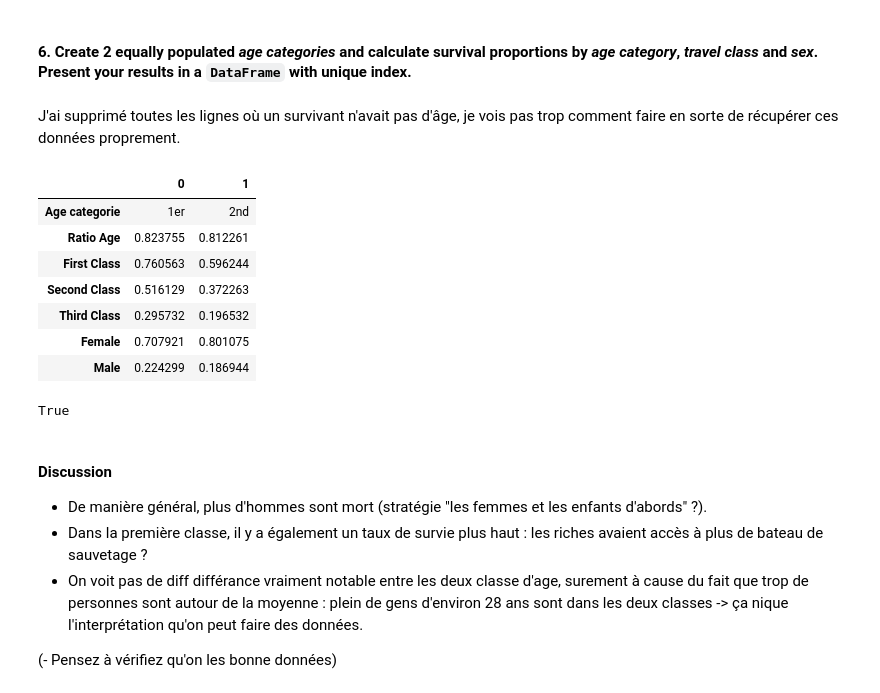
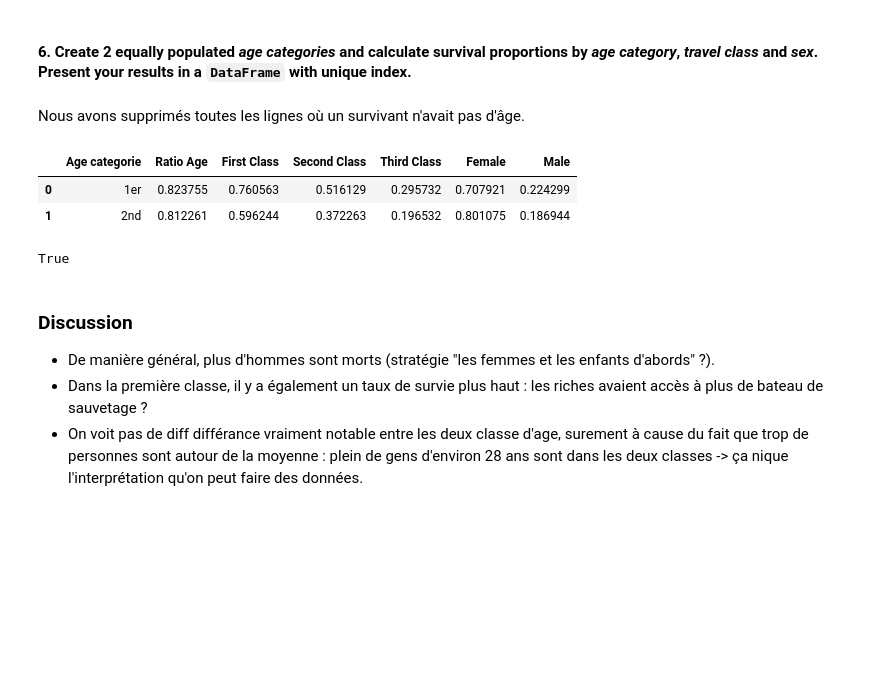
Before and after one commit to julied20/ada-2017, a Jupyter notebook: Homeworks/Homework01/Homework 1.ipynb, the cells around one changed output. Drawn from its saved outputs; the diff is of its cells as text; code cells hidden in the pictures; blank space fills up the shorter version.

```diff
--- a/Homeworks/Homework01/Homework 1.ipynb
+++ b/Homeworks/Homework01/Homework 1.ipynb
@@ -338,7 +327,7 @@ plt.show()
 # %% [markdown]
 #### 6. Create 2 equally populated *age categories* and calculate survival proportions by *age category*, *travel class* and *sex*. Present your results in a `DataFrame` with unique index.
 # %% [markdown]
-J'ai supprimé toutes les lignes où un survivant n'avait pas d'âge, je vois pas trop comment faire en sorte de récupérer ces données proprement.
+Nous avons supprimés toutes les lignes où un survivant n'avait pas d'âge.
 # %%
 def survivals_proportions(data):
 
@@ -374,36 +369,29 @@ ratioAge[1], ratioClass[1,:], ratioSex[1,:] = survivals_proportions(titanicDataC
 # %%
 # Datafram creation
 
 data = pd.DataFrame({'Age categorie':['1er','2nd'],
                      'Ratio Age':ratioAge,
                      'First Class':ratioClass[:,0],
                      'Second Class':ratioClass[:,1],
                      'Third Class':ratioClass[:,2],
                      'Female':ratioSex[:,0],
                      'Male':ratioSex[:,1]})
 
 # Data reorganization
 data = data[['Age categorie','Ratio Age','First Class','Second Class','Third Class','Female','Male']]
-data.T
+data
 # %% [output]
-|  | 0 | 1 |
-| Age categorie | 1er | 2nd |
-| Ratio Age | 0.823755 | 0.812261 |
-| First Class | 0.760563 | 0.596244 |
-| Second Class | 0.516129 | 0.372263 |
-| Third Class | 0.295732 | 0.196532 |
-| Female | 0.707921 | 0.801075 |
-| Male | 0.224299 | 0.186944 |
+|  | Age categorie | Ratio Age | First Class | Second Class | Third Class | Female | Male |
+| 0 | 1er | 0.823755 | 0.760563 | 0.516129 | 0.295732 | 0.707921 | 0.224299 |
+| 1 | 2nd | 0.812261 | 0.596244 | 0.372263 | 0.196532 | 0.801075 | 0.186944 |
 # %%
 # Is the index unique ?
 data.index.is_unique
 # %% [output]
 True
 # %% [markdown]
-#### Discussion
+### Discussion
 
-- De manière général, plus d'hommes sont mort (stratégie "les femmes et les enfants d'abords" ?).
+- De manière général, plus d'hommes sont morts (stratégie "les femmes et les enfants d'abords" ?).
 - Dans la première classe, il y a également un taux de survie plus haut : les riches avaient accès à plus de bateau de sauvetage ?
 - On voit pas de diff différance vraiment notable entre les deux classe d'age, surement à cause du fait que trop de personnes sont autour de la moyenne : plein de gens d'environ 28 ans sont dans les deux classes -> ça nique l'interprétation qu'on peut faire des données.
-
-(- Pensez à vérifiez qu'on les bonne données)
```
Also changed, not shown: parts of 25 cells of this notebook.
